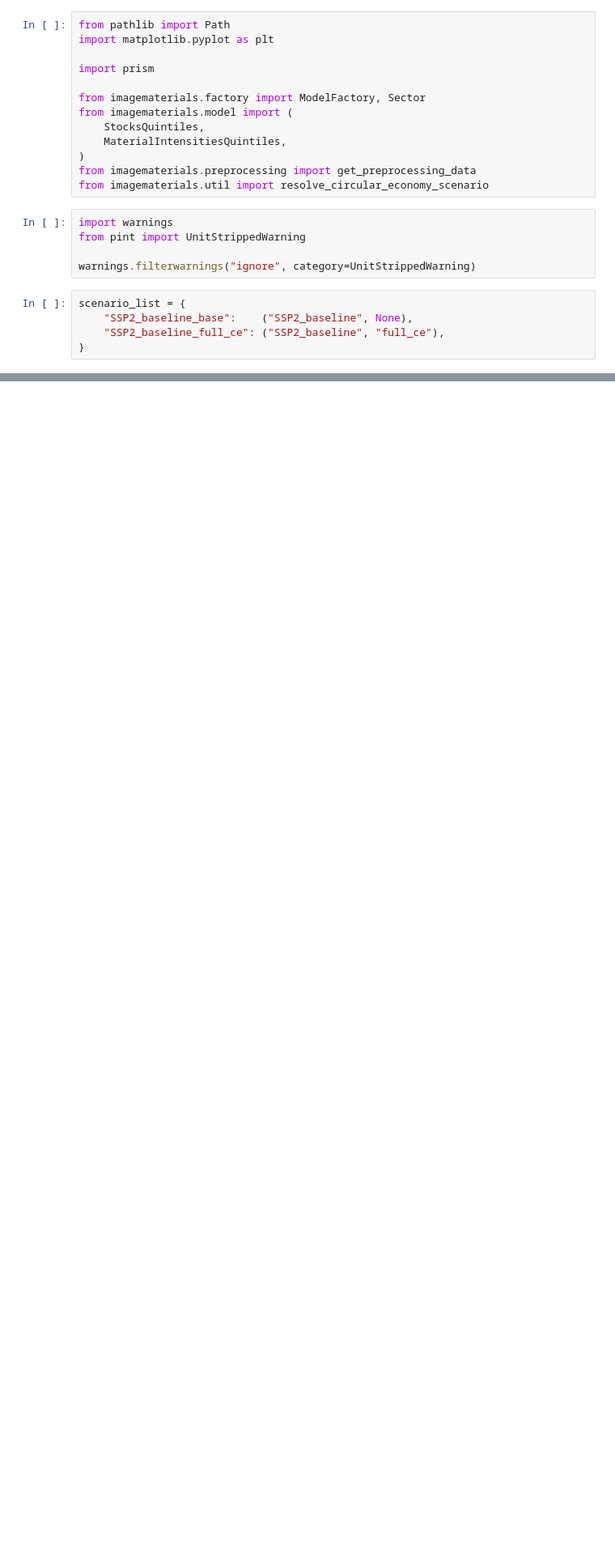
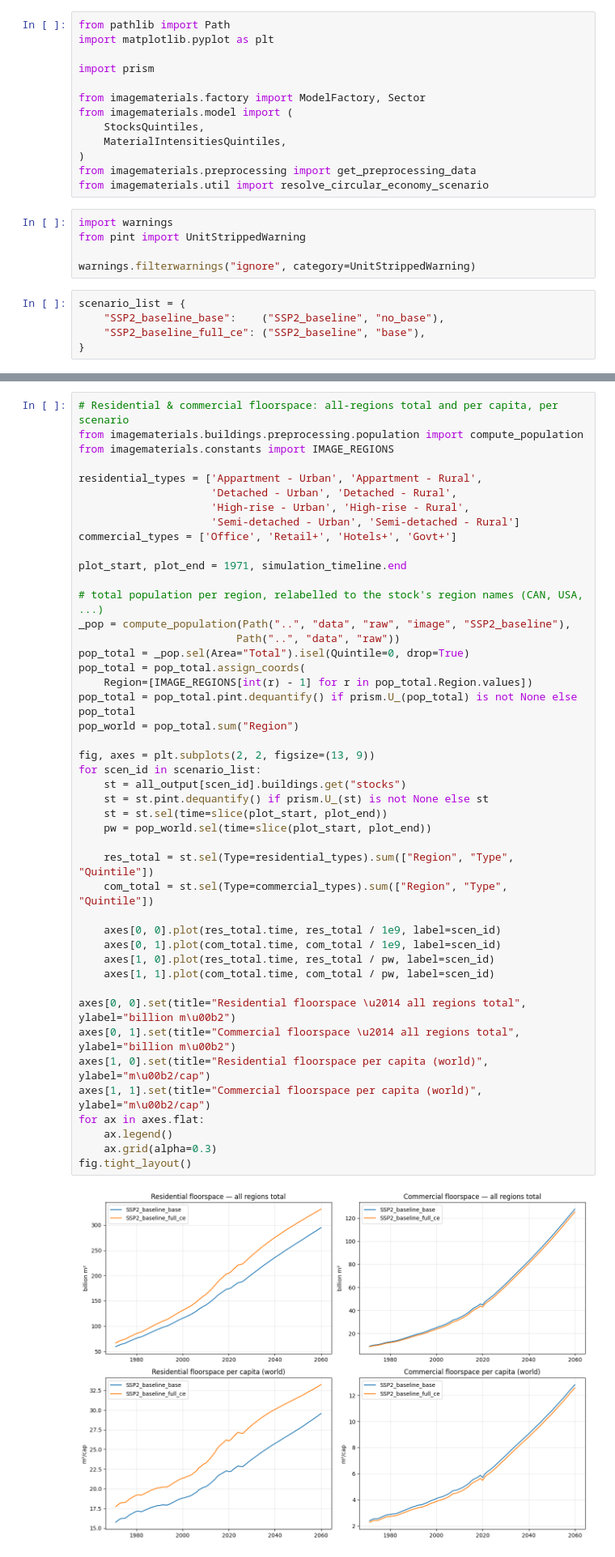
Before and after one commit to imagepbl/image-materials, a Jupyter notebook: examples/buildings.ipynb, the cells around one changed output, grey strips where cells are left out. Shown at 81% size. Cells and saved outputs as stored; diff of their text form; blank space fills up the shorter version.

```diff
--- a/examples/buildings.ipynb
+++ b/examples/buildings.ipynb
@@ -18,8 +18,8 @@ from pint import UnitStrippedWarning
 warnings.filterwarnings("ignore", category=UnitStrippedWarning)
 # %%
 scenario_list = {
-    "SSP2_baseline_base":    ("SSP2_baseline", None),
-    "SSP2_baseline_full_ce": ("SSP2_baseline", "full_ce"),
+    "SSP2_baseline_base":    ("SSP2_baseline", "no_base"),
+    "SSP2_baseline_full_ce": ("SSP2_baseline", "base"),
 }
 # %%
 ce_scenarios_base_path = Path("../data/raw") / 'circular_economy_scenarios'
@@ -73,3 +94,50 @@ plt.legend()
+# %%
+# Residential & commercial floorspace: all-regions total and per capita, per scenario
+from imagematerials.buildings.preprocessing.population import compute_population
+from imagematerials.constants import IMAGE_REGIONS
+
+residential_types = ['Appartment - Urban', 'Appartment - Rural',
+                     'Detached - Urban', 'Detached - Rural',
+                     'High-rise - Urban', 'High-rise - Rural',
+                     'Semi-detached - Urban', 'Semi-detached - Rural']
+commercial_types = ['Office', 'Retail+', 'Hotels+', 'Govt+']
+
+plot_start, plot_end = 1971, simulation_timeline.end
+
+# total population per region, relabelled to the stock's region names (CAN, USA, ...)
+_pop = compute_population(Path("..", "data", "raw", "image", "SSP2_baseline"),
+                         Path("..", "data", "raw"))
+pop_total = _pop.sel(Area="Total").isel(Quintile=0, drop=True)
+pop_total = pop_total.assign_coords(
+    Region=[IMAGE_REGIONS[int(r) - 1] for r in pop_total.Region.values])
+pop_total = pop_total.pint.dequantify() if prism.U_(pop_total) is not None else pop_total
+pop_world = pop_total.sum("Region")
+
+fig, axes = plt.subplots(2, 2, figsize=(13, 9))
+for scen_id in scenario_list:
+    st = all_output[scen_id].buildings.get("stocks")
+    st = st.pint.dequantify() if prism.U_(st) is not None else st
+    st = st.sel(time=slice(plot_start, plot_end))
+    pw = pop_world.sel(time=slice(plot_start, plot_end))
+
+    res_total = st.sel(Type=residential_types).sum(["Region", "Type", "Quintile"])
+    com_total = st.sel(Type=commercial_types).sum(["Region", "Type", "Quintile"])
+
+    axes[0, 0].plot(res_total.time, res_total / 1e9, label=scen_id)
+    axes[0, 1].plot(com_total.time, com_total / 1e9, label=scen_id)
+    axes[1, 0].plot(res_total.time, res_total / pw, label=scen_id)
+    axes[1, 1].plot(com_total.time, com_total / pw, label=scen_id)
+
+axes[0, 0].set(title="Residential floorspace \u2014 all regions total", ylabel="billion m\u00b2")
+axes[0, 1].set(title="Commercial floorspace \u2014 all regions total", ylabel="billion m\u00b2")
+axes[1, 0].set(title="Residential floorspace per capita (world)", ylabel="m\u00b2/cap")
+axes[1, 1].set(title="Commercial floorspace per capita (world)", ylabel="m\u00b2/cap")
+for ax in axes.flat:
+    ax.legend()
+    ax.grid(alpha=0.3)
+fig.tight_layout()
+# %% [output]
+[figure, added]
 # %%
 model.inflow_materials.to_array().sel(Quintile = "Q1").sel(Type = 'Appartment - Urban').sel(material = "steel").sum("Region").loc[2000:2060].plot(label = 'inflow')
 model.inflow_materials.to_array().sel(Quintile = "Q2").sel(Type = 'Appartment - Urban').sel(material = "steel").sum("Region").loc[2000:2060].plot(label = 'inflow')
```
Also changed, not shown: parts of 7 cells of this notebook, 10 other files.
